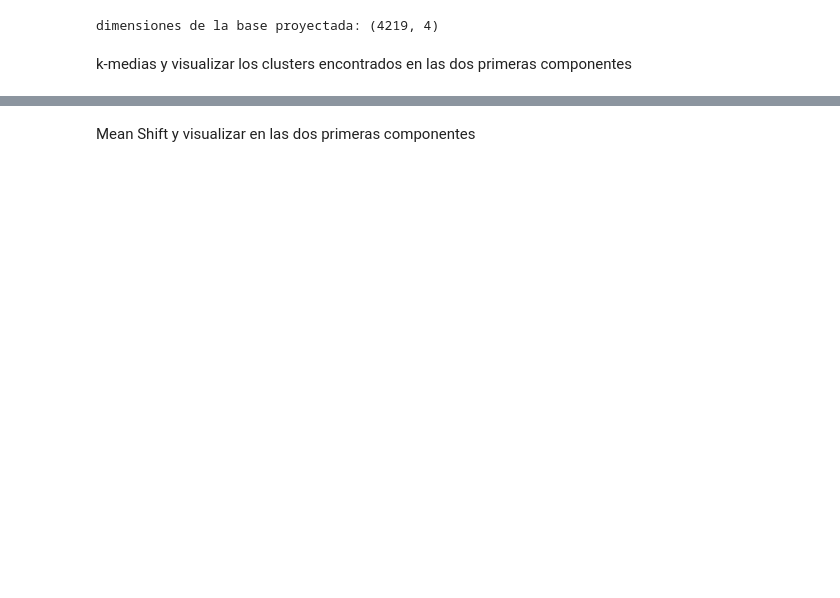
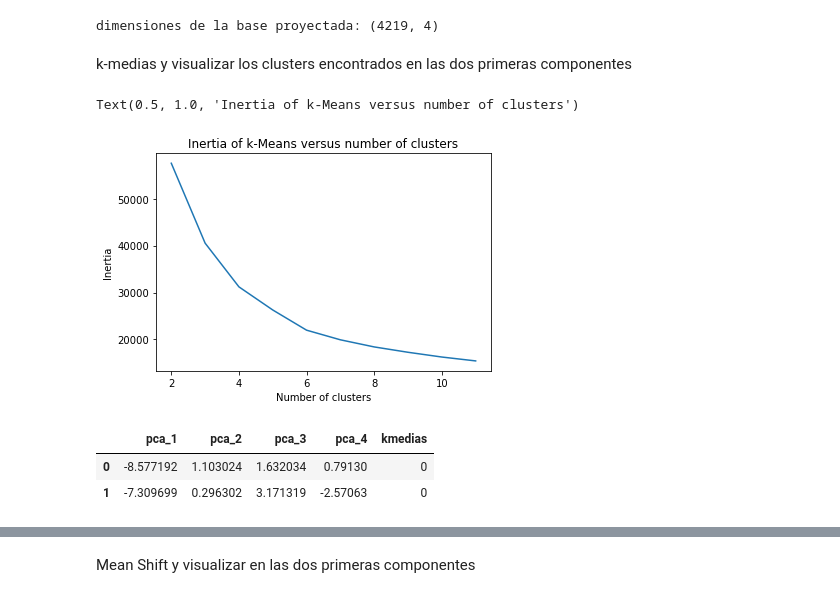
Before and after one commit to estebanarr/aprendizaje_no_supervisado, a Jupyter notebook: Notebooks/ntb4_embeddings_fifa2021.ipynb, the cells around one changed output, grey strips where cells are left out. Drawn from its saved outputs; the diff is of its cells as text; code cells hidden in the pictures; blank space fills up the shorter version.

```diff
--- a/Notebooks/ntb4_embeddings_fifa2021.ipynb
+++ b/Notebooks/ntb4_embeddings_fifa2021.ipynb
@@ -569,3 +611,14 @@ print('dimensiones de la base proyectada:', X_projected.shape)
 dimensiones de la base proyectada: (4219, 4)
 # %% [markdown]
 k-medias y visualizar los clusters encontrados en las dos primeras componentes
+# %%
+#Cantidad de n_clusters a elegir en el método de K-medias, variando de 2 a 11 clusters
+scores = [KMeans(n_clusters=i).fit(X_projected).inertia_ for i in range(2,12)]
+
+plt.plot(np.arange(2, 12), scores)
+plt.xlabel('Number of clusters')
+plt.ylabel("Inertia")
+plt.title("Inertia of k-Means versus number of clusters")
+# %% [output]
+Text(0.5, 1.0, 'Inertia of k-Means versus number of clusters')
+[figure, added]
@@ -571,0 +639,6 @@ k-medias y visualizar los clusters encontrados en las dos primeras componentes
+# %%
+X.head(2)
+# %% [output]
+|  | pca_1 | pca_2 | pca_3 | pca_4 | kmedias |
+| 0 | -8.577192 | 1.103024 | 1.632034 | 0.79130 | 0 |
+| 1 | -7.309699 | 0.296302 | 3.171319 | -2.57063 | 0 |
```
Also changed, not shown: parts of 26 cells of this notebook, 1 other file.
